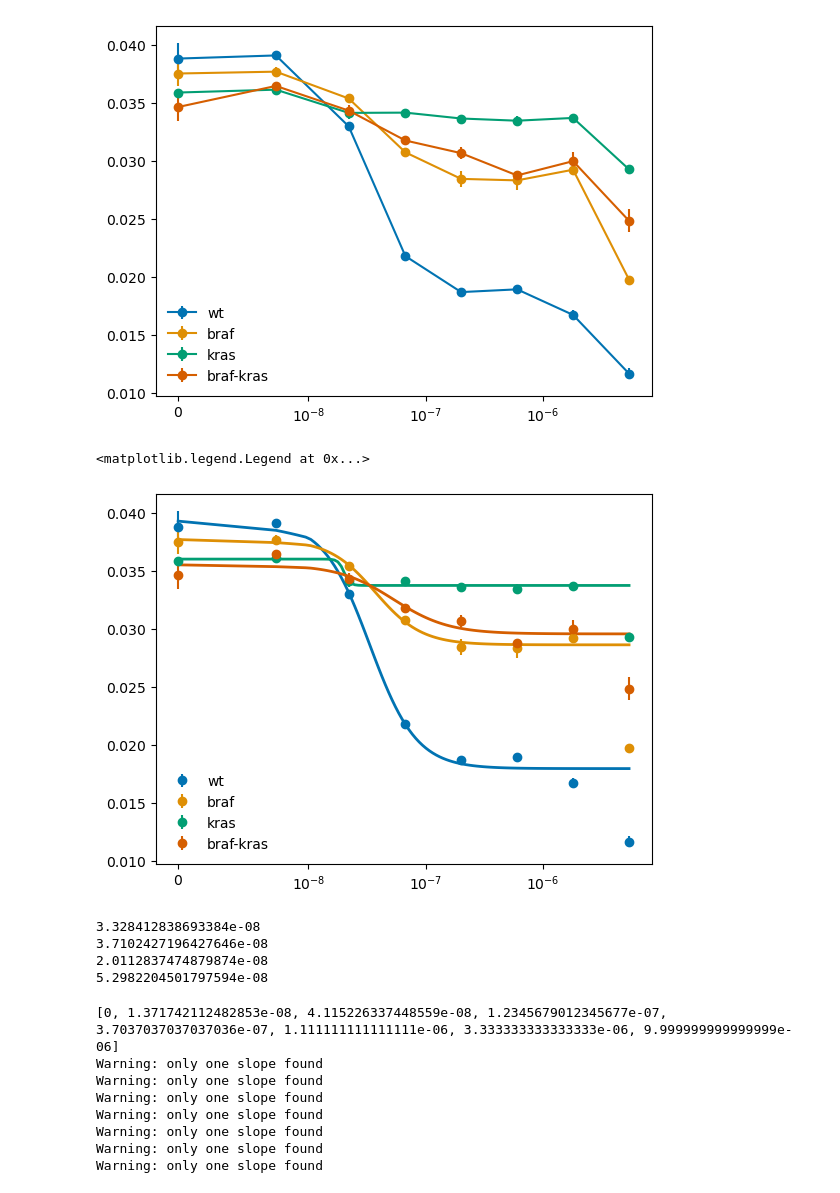
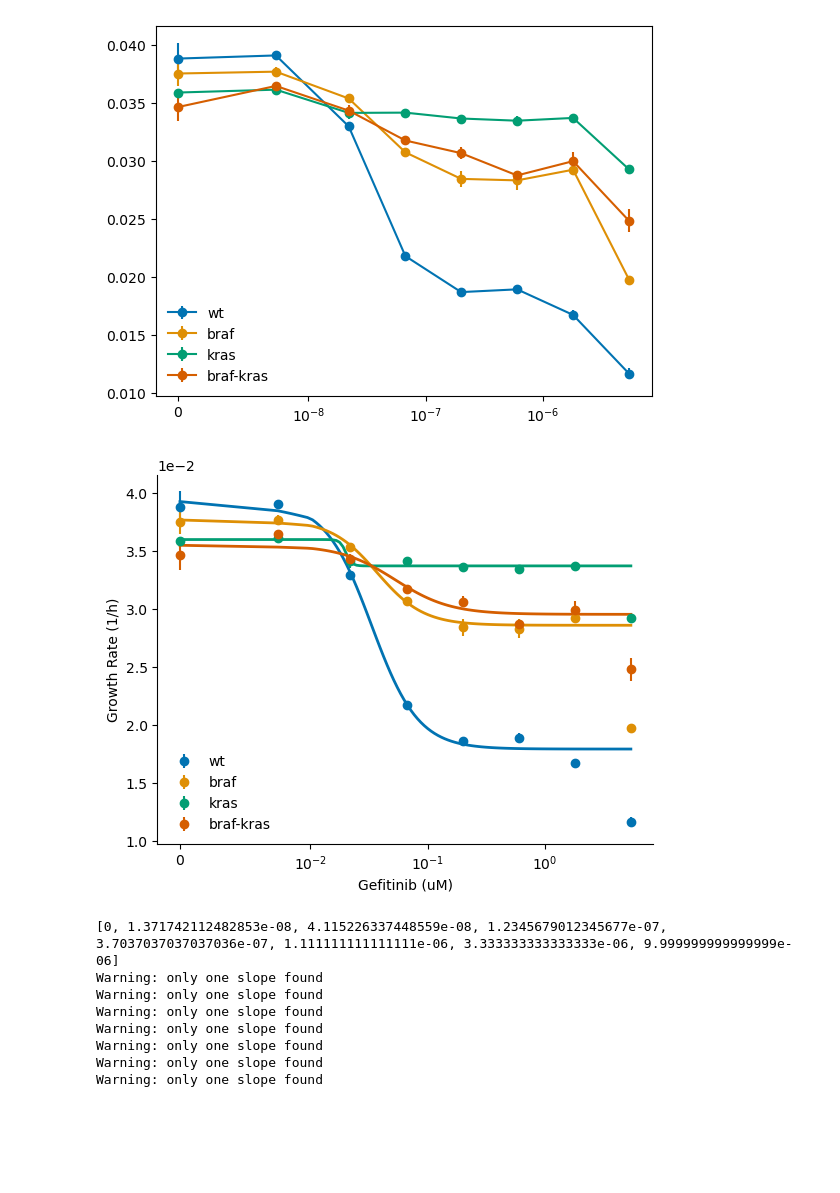
Before and after one commit to eshanking/msw_analysis, a Jupyter notebook: cancer_seascape_est_new.ipynb, the cells around one changed output. Saved outputs shown, nothing was run; the diff lists cells and outputs as text; code cells hidden in the pictures; blank space fills up the shorter version.

```diff
--- a/cancer_seascape_est_new.ipynb
+++ b/cancer_seascape_est_new.ipynb
@@ -9,6 +9,8 @@ data_folder = 'data/msw_exp'
 
 data_file_names = os.listdir(data_folder)
 
+data_file_names = [f for f in data_file_names if f.endswith('.csv')]
+
 data_file_list = [os.path.join(data_folder, f) for f in data_file_names]
 
 data_file_names.sort(key=natural_keys)
@@ -60,6 +62,8 @@ col_list = list(col_list)
 col_list = [str(col) for col in col_list]
 
 row_list = ['B','C','D','E','F','G']
+
+gefitinib_conc = [0,7.5*10**-9,22*10**-9,67*10**-9,200*10**-9,600*10**-9,1800*10**-9,5400*10**-9]
 
 # time = np.arange(len(data_dict_list[0]['B2']['green']))*4
 
@@ -132,10 +194,10 @@ for plate_indx in range(len(data_dict_list)):
 
     # if data_file_names[plate_indx][0:2] == '1c' or data_file_names[plate_indx][0:2] == '2c':
     if data_file_names[plate_indx][1] == 'c':
-        plot_plate(data_dict_list[plate_indx],col_list=col_list,row_list=row_list,
+        fig,ax = plot_plate(data_dict_list[plate_indx],col_list=col_list,row_list=row_list,
                 col_key_color=col_key_color,col_key_genotype=col_key_genotype,
                 color_dict=color_dict,plot_fit=True,slope_est_options=slope_est_options,
-                title=data_file_names[plate_indx],label_well=True);
+                title=None,label_well=False);
 # %% [output]
 Warning: only one slope found
 Warning: only one slope found
@@ -353,46 +415,49 @@ xfit = np.append(0,xfit)
 
 dr_params = []
 
 genotype_gr_dict = {}
 
 for gen_indx in range(4):
     genotype = genotypes[gen_indx]
     # auc_list = []
     gr_list = []
     err_list = []
     dict_t = {}
     for conc in gefitinib_conc:
         gr_list.append(gr_dict[conc][genotype][0])
         err_list.append(gr_dict[conc][genotype][1])
 
     popt,pcov = est_dr_params(gefitinib_conc[0:-1],gr_list[0:-1])
 
-    ax.errorbar(gefitinib_conc,gr_list,yerr=err_list,color=color_dict[genotype],
+    ax.errorbar(np.array(gefitinib_conc)*10**6,gr_list,yerr=err_list,color=color_dict[genotype],
                 marker='o',label=genotype,linestyle='')
 
     yfit = hill_fn(xfit,*popt)
 
-    ax.plot(xfit,yfit,color=color_dict[genotype],linewidth=2)
+    ax.plot(xfit*10**6 ,yfit,color=color_dict[genotype],linewidth=2)
 
     dr_params.append(popt)
     dict_t['err'] = err_list
     dict_t['gr'] = gr_list
 
     genotype_gr_dict[genotype] = dict_t
 
-ax.set_xscale('symlog',linthresh=10**-8)
+ax.set_xscale('symlog',linthresh=10**-2)
 ax.legend(frameon=False)
+
+ax.spines['right'].set_visible(False)
+ax.spines['top'].set_visible(False)
+
+ax.ticklabel_format(axis='y',style='sci',scilimits=(0,0))
+
+ax.set_xlabel('Gefitinib (uM)')
+ax.set_ylabel('Growth Rate (1/h)')
+
+fig.savefig('figures/dr_fit_supp.pdf',dpi=300)
+
+# change to micromolar x axis
 # %% [output]
-<matplotlib.legend.Legend at 0x...>
-[figure, old version]
+[figure, new version]
-# %%
-for dr_t in dr_params:
-    print(dr_t[3])
-# %% [output]
-3.328412838693384e-08
-3.7102427196427646e-08
-2.0112837474879874e-08
-5.2982204501797594e-08
 # %%
 dict_t = {'wt':genotype_gr_dict['wt']['gr'],
           'braf':genotype_gr_dict['braf']['gr'],
```
Also changed, not shown: parts of 4 cells of this notebook, 17 other files.
